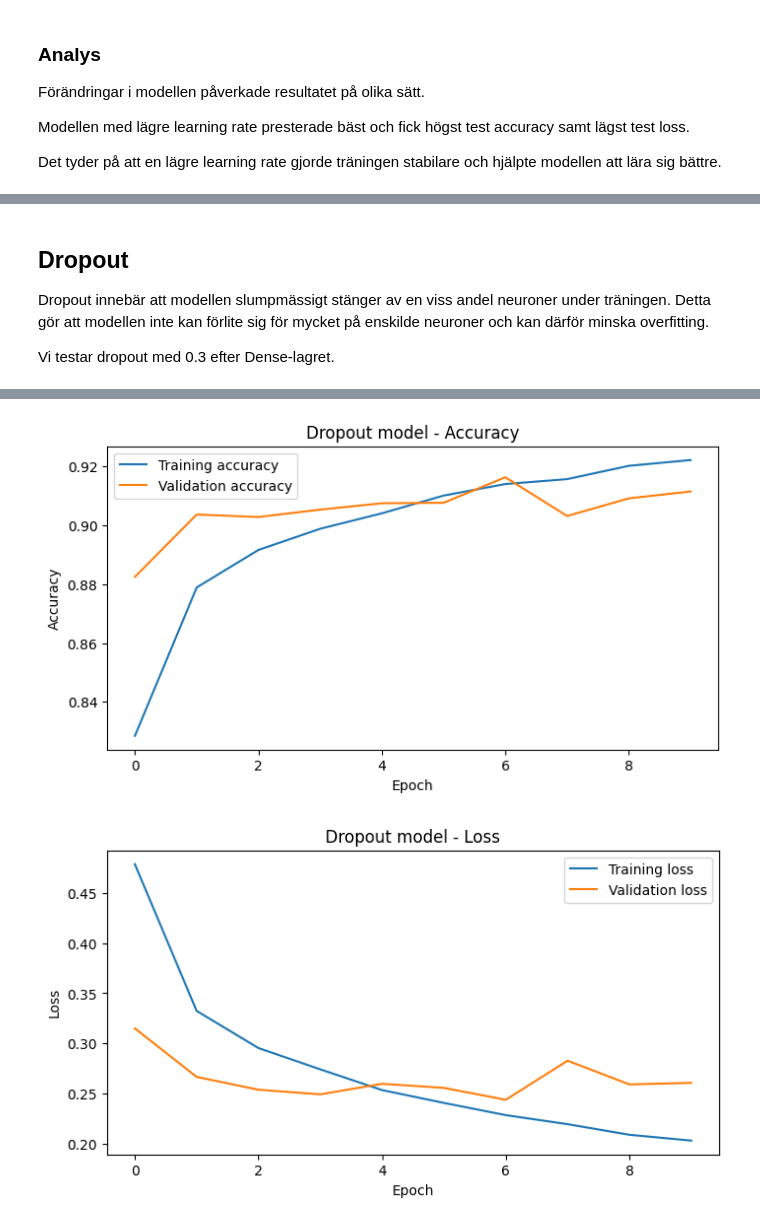
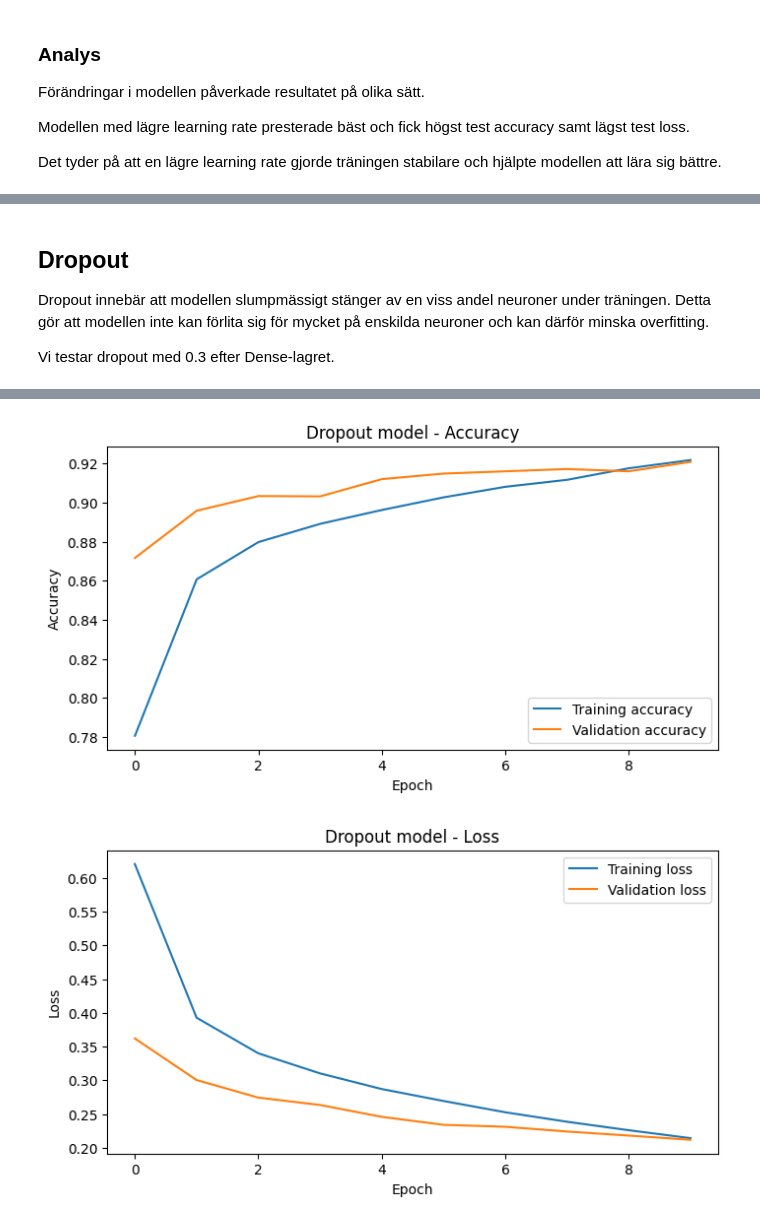
Before and after one commit to KevinCJohansson/Deep_learning, a Jupyter notebook: Notebook.ipynb, the cells around one changed output, grey strips where cells are left out. Drawn from its saved outputs; the diff is of its cells as text; code cells hidden in the pictures.

Commit message:
Fixed learning rate

```diff
--- a/Notebook.ipynb
+++ b/Notebook.ipynb
@@ -639,10 +633,12 @@ Vi testar tre metoder:
 # %% [markdown]
 ## Dropout
 
-Dropout innebär att modellen slumpmässigt stänger av en viss andel neuroner under träningen. Detta gör att modellen inte kan förlite sig för mycket på enskilde neuroner och kan därför minska overfitting.
+Dropout innebär att modellen slumpmässigt stänger av en viss andel neuroner under träningen. Detta gör att modellen inte kan förlita sig för mycket på enskilda neuroner och kan därför minska overfitting.
 
 Vi testar dropout med 0.3 efter Dense-lagret.
 # %%
+# Model with dropout
+# Samma grundstruktur som tidigare modeller, men med en Dropout-lager efter Dense-lagret.
 model_dropout = keras.Sequential([
     layers.Input(shape=(28, 28, 1)),
 
@@ -658,12 +654,14 @@ model_dropout = keras.Sequential([
     layers.Dense(10, activation="softmax")
 ])
 
+# Vi använder samma learning rate som modellen med lägre learning rate, eftersom Dropout kan göra att modellen lär sig långsammare och därmed kan gynnas av en lägre learning rate.
 model_dropout.compile(
-    optimizer=keras.optimizers.Adam(learning_rate=0.005),
+    optimizer=keras.optimizers.Adam(learning_rate=0.0005),
     loss="sparse_categorical_crossentropy",
     metrics=["accuracy"]
 )
 
+# Vi tränar modellen och använder valideringsdata för att följa generalisering, med samma antal epoch och batch size som tidigare modeller för att göra resultaten mer jämförbara.
 history_dropout = model_dropout.fit(
     X_train,
     y_train,
@@ -671,12 +669,13 @@ history_dropout = model_dropout.fit(
     batch_size=64,
     validation_data=(X_val, y_val)
 )
-
+# Vi utvärderar modellen på testdata för att se hur väl den generaliserar till helt nya data.
 dropout_test_loss, dropout_test_accuracy = model_dropout.evaluate(X_test, y_test)
 
 print("Dropout test loss:", dropout_test_loss)
 print("Dropout test accuracy:", dropout_test_accuracy)
 
+# Plottar tränings och valideringskurvor
 plot_history(history_dropout, "Dropout model")
 # %% [output]
 Epoch 1/10
@@ -699,2 +698,2 @@ Dropout test accuracy: 0.9064000248908997
-[figure, old version]
+[figure, new version]
-[figure, old version]
+[figure, new version]
```
Also changed, not shown: parts of 14 cells of this notebook.
